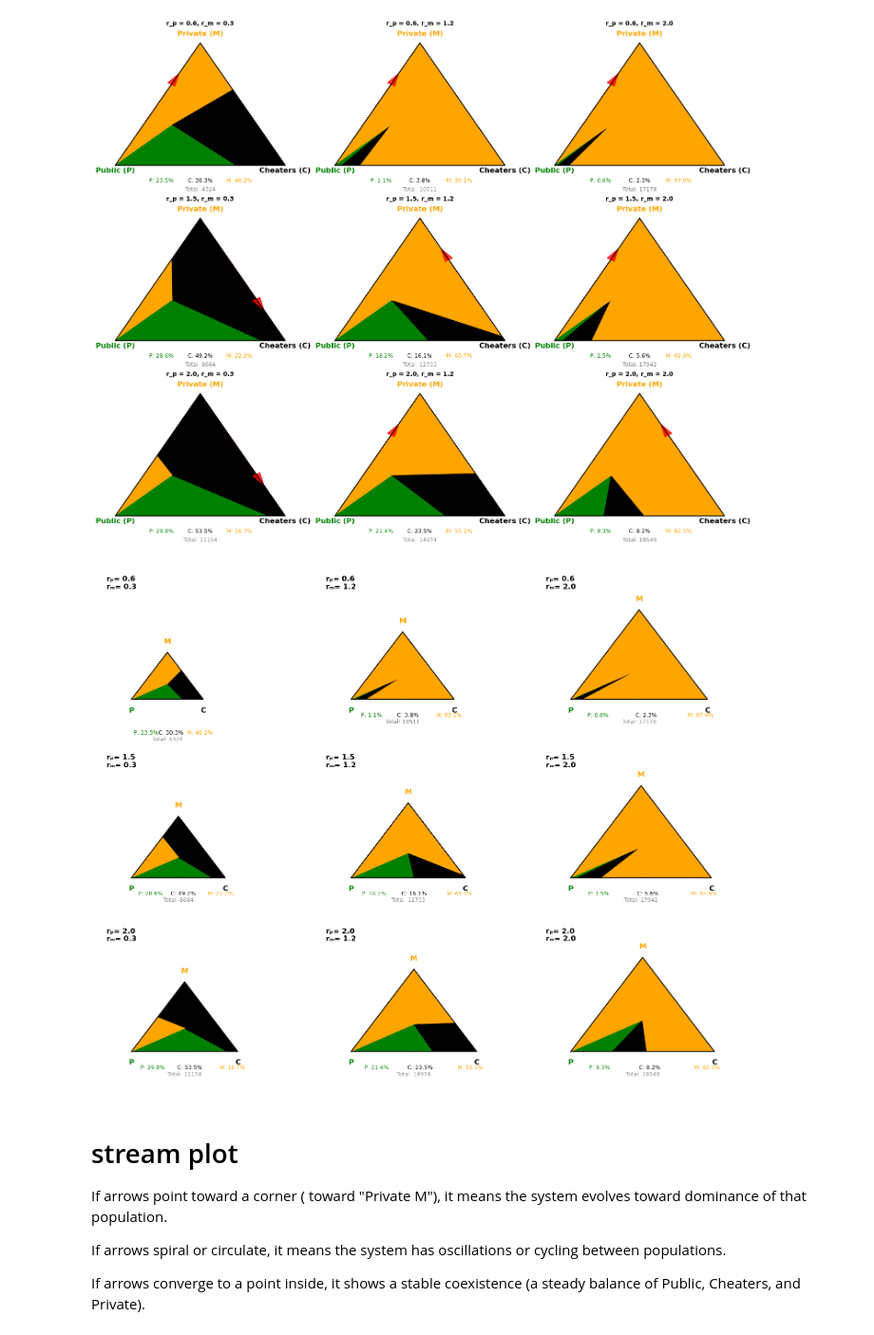
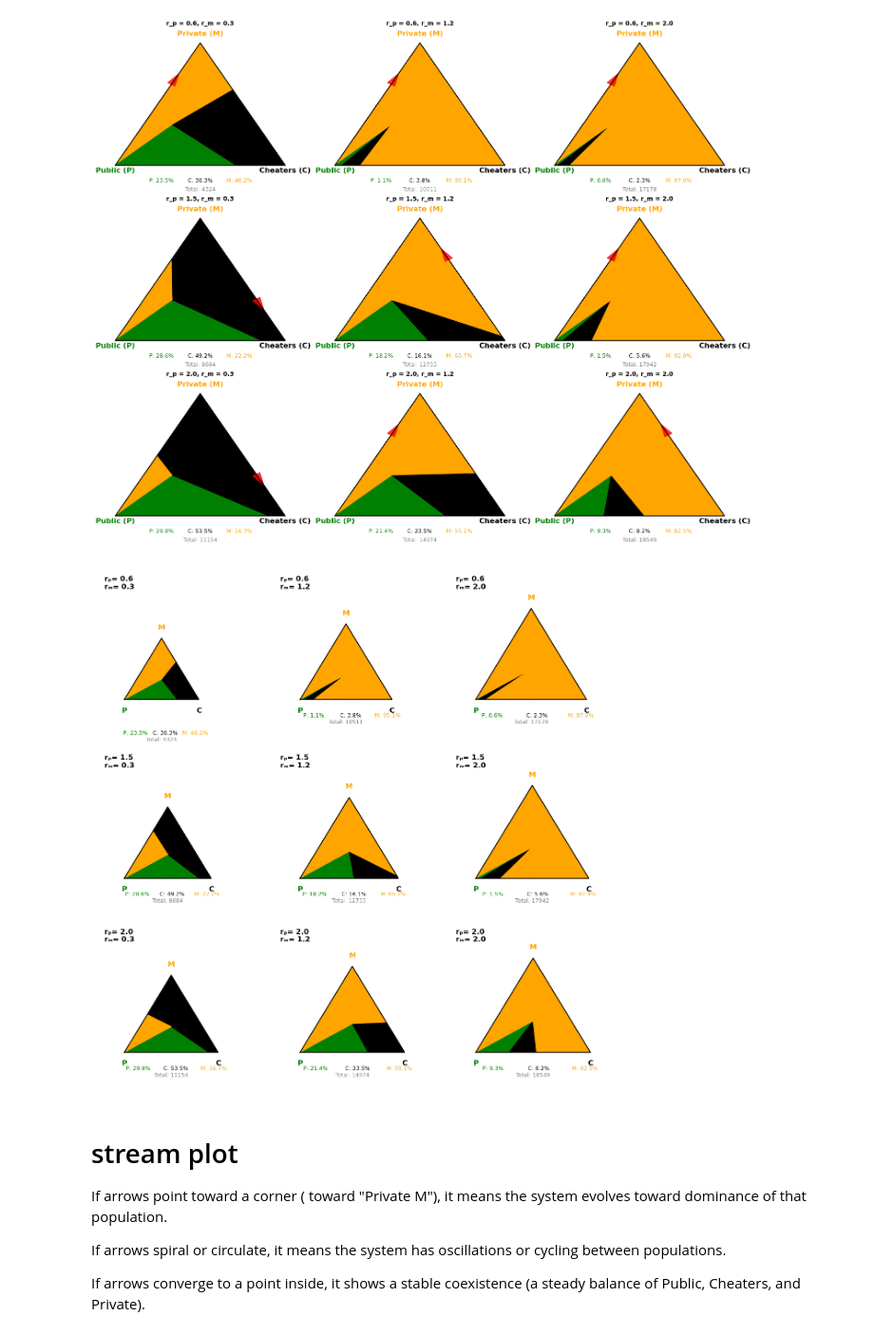
Before and after one commit to Computational-Biology-Aachen/FightClub, a Jupyter notebook: simplex-code .ipynb, the cells around one changed output. Shown at 95% size. Cells and saved outputs as stored; diff of their text form; code cells hidden in the pictures.

```diff
--- a/simplex-code .ipynb
+++ b/simplex-code .ipynb
@@ -526,10 +526,10 @@ for i,rp in enumerate(rp_vals):
 
 totals=np.array([v['total'] for v in res.values()])
 lo,hi=totals.min(),totals.max()
-scale=lambda tot:0.5+0.5*(tot-lo)/(hi-lo) if hi!=lo else 1.0
+scale=lambda tot:0.65+0.35*(tot-lo)/(hi-lo) if hi!=lo else 1.0
 
 # plotting
-fig,axes=plt.subplots(3,3,figsize=(15,12),constrained_layout=True)
+fig,axes=plt.subplots(3,3,figsize=(12,12),constrained_layout=True)
 #fig, axes = plt.subplots(3, 3, figsize=(15, 12))  # REMOVE constrained_layout
 #fig.subplots_adjust(wspace=0.00, hspace=0.01, left=0.05, right=0.98, top=0.96, bottom=0.06)
 
@@ -553,45 +553,38 @@ for (i,j),d in res.items():
     for k in range(300):
         f1,f2=k/300,(k+1)/300
         col='#008000' if cum[1]>f1>=cum[0] else '#000000' if cum[2]>f1>=cum[1] else '#FFA500'
         ax.fill(*zip(pt(f1),pt(f2),(A+B+C)/3),color=col,edgecolor=col)
     ax.plot([A[0],B[0],C[0],A[0]],[A[1],B[1],C[1],A[1]],'k-',lw=1.5)
 
-    # arrow
-    #verts=[A,B,C]
-    #vmax,vmin=verts[np.argmax(prop)],verts[np.argmin(prop)]
-    #mid=(vmax+vmin)/2; diff=vmax-vmin
-    #ax.arrow(mid[0]-0.25*diff[0],mid[1]-0.25*diff[1],0.5*diff[0],0.5*diff[1],
-     #        head_width=0.05*s,head_length=0.08*s,
-      #       fc='red',ec='red',alpha=.8,length_includes_head=True)
-
     # vertex labels
     ax.text(A[0],A[1]-VERTEX_DY,'P',ha='center',va='top',fontsize=12,fontweight='bold',color='#008000')
     ax.text(B[0],B[1]-VERTEX_DY,'C',ha='center',va='top',fontsize=12,fontweight='bold',color='#000000')
     ax.text(C[0],C[1]+VERTEX_DY,'M',ha='center',va='bottom',fontsize=12,fontweight='bold',color='#FFA500')
 
     # ratio + total
     dy=shift.get((i,j),0)
     y_ratio=LINE_Y+dy; y_total=TOTAL_Y+dy
-    for f,text,color in zip((0.20,0.55,0.95),
-                            [f"P: {prop[0]*100:.1f}%",
+
+    for f,text,color in zip((0.15,0.55,0.95),
+                           [f"P: {prop[0]*100:.1f}%",
                              f"C: {prop[1]*100:.1f}%",
-                             f"M: {prop[2]*100:.1f}%"],
+                            f"M: {prop[2]*100:.1f}%"],
                             ['#008000','#000000','#FFA500']):
         ax.text(A[0]+f*(B[0]-A[0]),y_ratio,text,ha='center',va='top',fontsize=9,color=color)
     ax.text((A[0]+B[0])/2,y_total,f"Total: {int(d['total'])}",ha='center',va='top',fontsize=9,color='gray')
 
     # rp,rm upper‑left but closer (x=0.05, y=0.95 in Axes coords)
     ax.text(0.05,0.95,f"rₚ= {d['r_p']}\nrₘ= {d['r_m']}",
             transform=ax.transAxes,ha='left',va='top',fontsize=12,fontweight='bold',linespacing=1.2)
 
     ax.set_xlim(-0.25,1.25); ax.set_ylim(-0.35,C0[1]+0.35); ax.axis('off')
 
 os.makedirs("output/figures",exist_ok=True)
 out="output/figures/triangle_population_proportion.png"
 plt.savefig(out,dpi=600);
 plt.show()
 # %% [output]
-[figure, old version]
+[figure, new version]
 # %% [markdown]
 # stream plot
 
```
Also changed, not shown: parts of 1 cell of this notebook.
